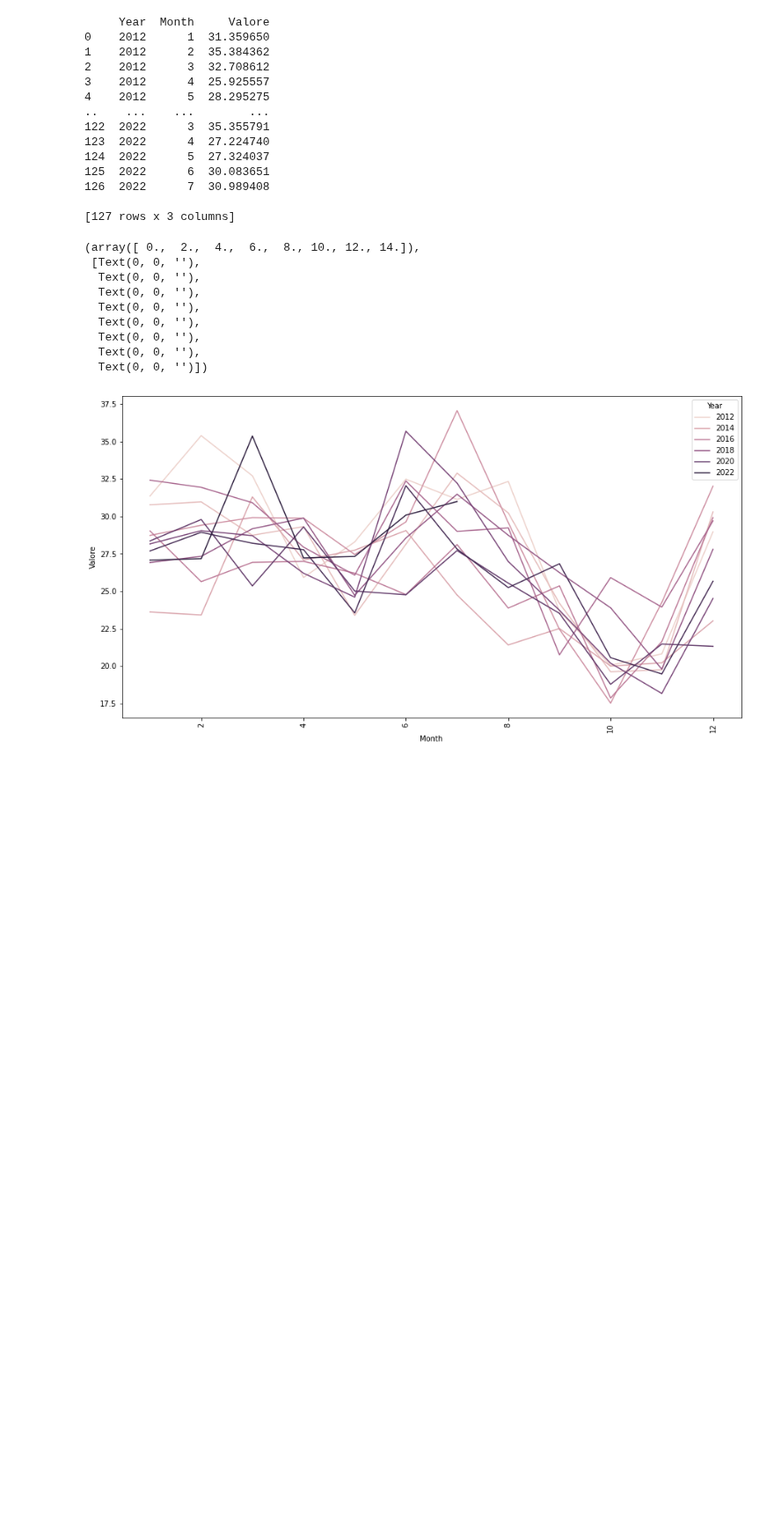
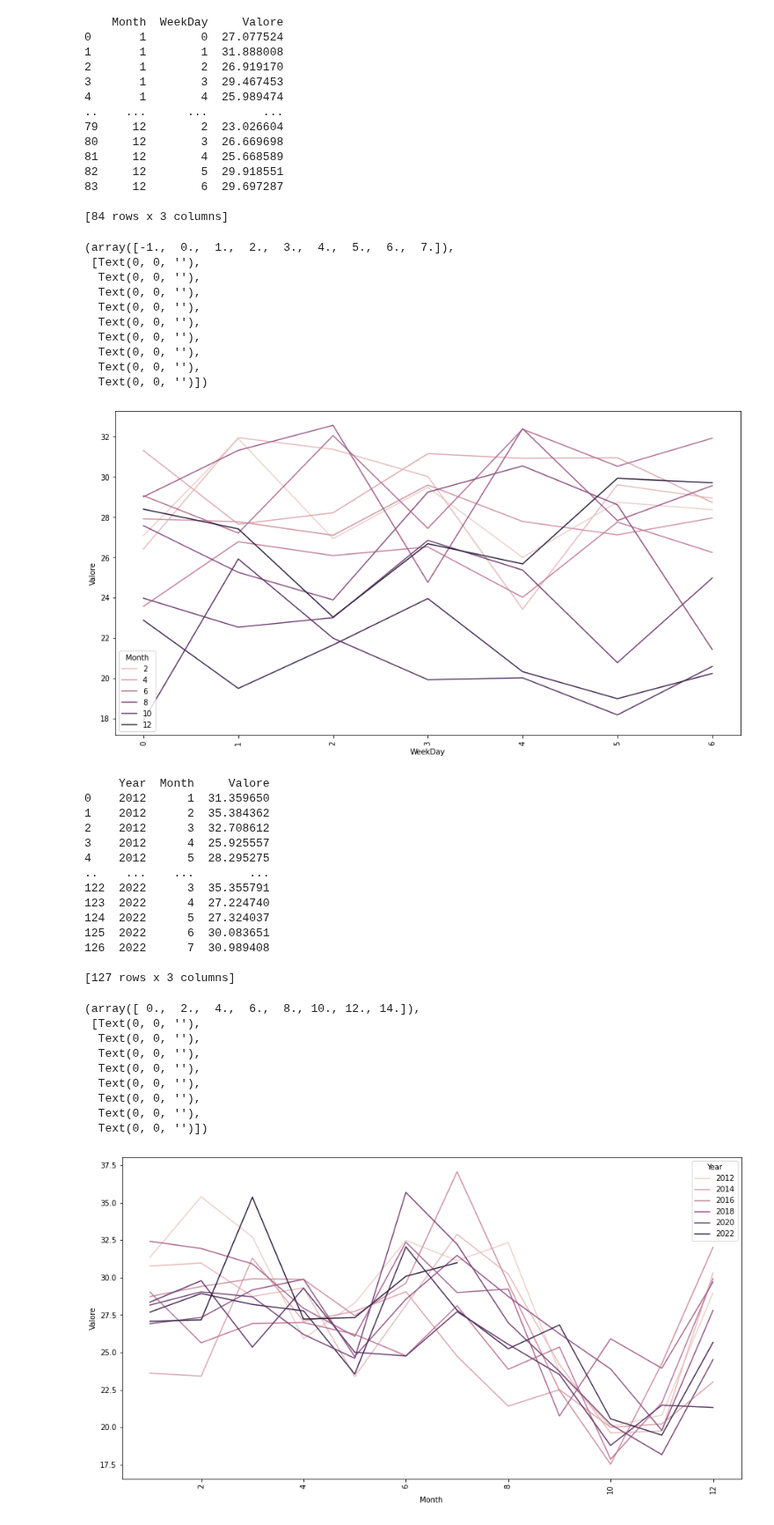
Before and after one commit to WebValley2022/webvalley-dashboard, a Jupyter notebook: LigiaNotebookAppa.ipynb, the cells around one changed output. Shown at 88% size. Drawn from its saved outputs; the diff is of its cells as text; code cells hidden in the pictures; blank space fills up the shorter version.

Commit message:
Weekly Plot from 3rd section

```diff
--- a/LigiaNotebookAppa.ipynb
+++ b/LigiaNotebookAppa.ipynb
@@ -12 +29,44 @@ df.resample("W", on="Data").mean()
+# %%
+#Plot Weekly  3rd Section
+from matplotlib.pyplot import xticks
+
+df = df[df.Valore != "n.d."]
+df["Valore"] = pd.to_numeric(df.Valore)
+df["Data"] = pd.to_datetime(df.Data)
+
+df_year_avg = df.groupby(pd.PeriodIndex(df['Data'], freq="M"))['Valore'].mean()
+df_year_avg = df_year_avg.reset_index()
+df_year_avg = df_year_avg.groupby([df_year_avg.Data.dt.month, df_year_avg.Data.dt.day_of_week]).mean()
+df_year_avg.index.names = ["Month", "WeekDay"]
+df_year_avg = df_year_avg.reset_index()
+print(df_year_avg)
+plt.gcf().set_size_inches(15, 8)
+sns.lineplot(y="Valore", x="WeekDay", hue= "Month",data=df_year_avg)
+xticks(rotation = 90)
+# %% [output]
+    Month  WeekDay     Valore
+0       1        0  27.077524
+1       1        1  31.888008
+2       1        2  26.919170
+3       1        3  29.467453
+4       1        4  25.989474
+..    ...      ...        ...
+79     12        2  23.026604
+80     12        3  26.669698
+81     12        4  25.668589
+82     12        5  29.918551
+83     12        6  29.697287
+
+[84 rows x 3 columns]
+(array([-1.,  0.,  1.,  2.,  3.,  4.,  5.,  6.,  7.]),
+ [Text(0, 0, ''),
+  Text(0, 0, ''),
+  Text(0, 0, ''),
+  Text(0, 0, ''),
+  Text(0, 0, ''),
+  Text(0, 0, ''),
+  Text(0, 0, ''),
+  Text(0, 0, ''),
+  Text(0, 0, '')])
+[figure, added]
 # %%
```
Also changed, not shown: parts of 4 cells of this notebook, 1 other file.
